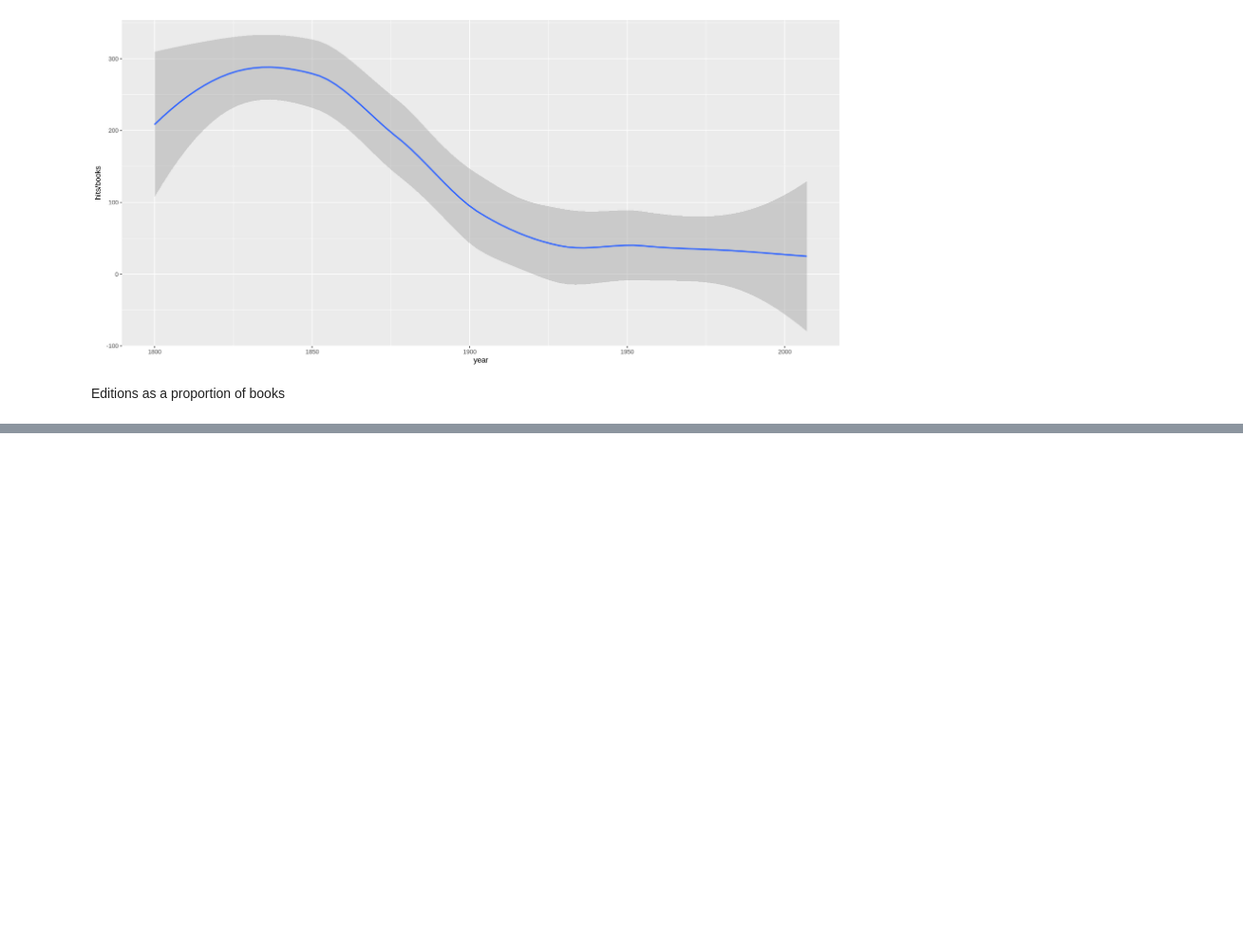
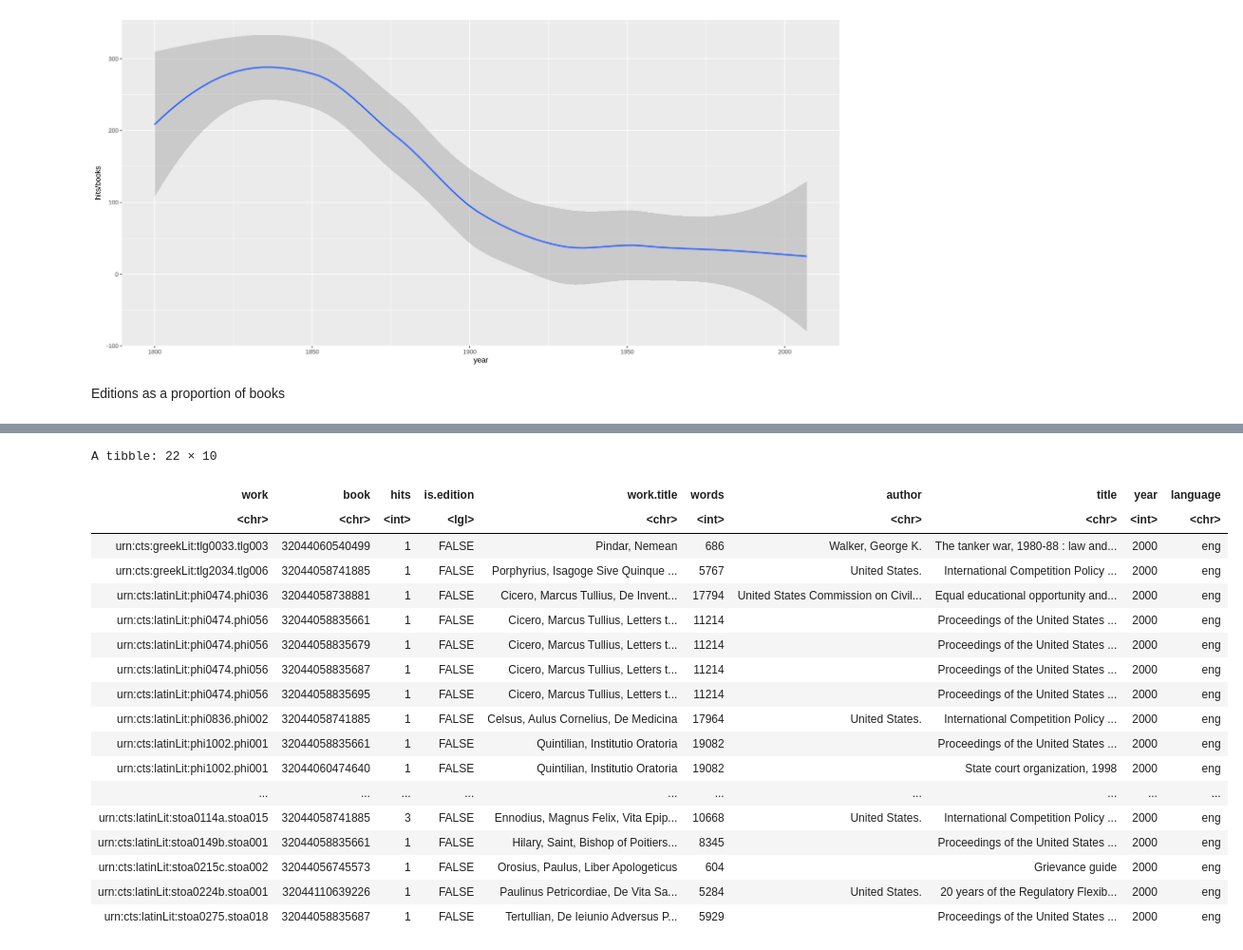
Before and after one commit to dasmiq/idi-cites, a Jupyter notebook: idi_cites.ipynb, the cells around one changed output, grey strips where cells are left out. Shown at 95% size. Drawn from its saved outputs; the diff is of its cells as text; code cells hidden in the pictures; blank space fills up the shorter version.

```diff
--- a/idi_cites.ipynb
+++ b/idi_cites.ipynb
@@ -316,0 +379,22 @@ meta.cites |>
+# %%
+meta.cites |> filter(year == 2000)
+# %% [output]
+A tibble: 22 × 10
+| work | book | hits | is.edition | work.title | words | author | title | year | language |
+| <chr> | <chr> | <int> | <lgl> | <chr> | <int> | <chr> | <chr> | <int> | <chr> |
+| urn:cts:greekLit:tlg0033.tlg003 | 32044060540499 | 1 | FALSE | Pindar, Nemean | 686 | Walker, George K. | The tanker war, 1980-88 : law and... | 2000 | eng |
+| urn:cts:greekLit:tlg2034.tlg006 | 32044058741885 | 1 | FALSE | Porphyrius, Isagoge Sive Quinque ... | 5767 | United States. | International Competition Policy ... | 2000 | eng |
+| urn:cts:latinLit:phi0474.phi036 | 32044058738881 | 1 | FALSE | Cicero, Marcus Tullius, De Invent... | 17794 | United States Commission on Civil... | Equal educational opportunity and... | 2000 | eng |
+| urn:cts:latinLit:phi0474.phi056 | 32044058835661 | 1 | FALSE | Cicero, Marcus Tullius, Letters t... | 11214 |  | Proceedings of the United States ... | 2000 | eng |
+| urn:cts:latinLit:phi0474.phi056 | 32044058835679 | 1 | FALSE | Cicero, Marcus Tullius, Letters t... | 11214 |  | Proceedings of the United States ... | 2000 | eng |
+| urn:cts:latinLit:phi0474.phi056 | 32044058835687 | 1 | FALSE | Cicero, Marcus Tullius, Letters t... | 11214 |  | Proceedings of the United States ... | 2000 | eng |
+| urn:cts:latinLit:phi0474.phi056 | 32044058835695 | 1 | FALSE | Cicero, Marcus Tullius, Letters t... | 11214 |  | Proceedings of the United States ... | 2000 | eng |
+| urn:cts:latinLit:phi0836.phi002 | 32044058741885 | 1 | FALSE | Celsus, Aulus Cornelius, De Medicina | 17964 | United States. | International Competition Policy ... | 2000 | eng |
+| urn:cts:latinLit:phi1002.phi001 | 32044058835661 | 1 | FALSE | Quintilian, Institutio Oratoria | 19082 |  | Proceedings of the United States ... | 2000 | eng |
+| urn:cts:latinLit:phi1002.phi001 | 32044060474640 | 1 | FALSE | Quintilian, Institutio Oratoria | 19082 |  | State court organization, 1998 | 2000 | eng |
+| ... | ... | ... | ... | ... | ... | ... | ... | ... | ... |
+| urn:cts:latinLit:stoa0114a.stoa015 | 32044058741885 | 3 | FALSE | Ennodius, Magnus Felix, Vita Epip... | 10668 | United States. | International Competition Policy ... | 2000 | eng |
+| urn:cts:latinLit:stoa0149b.stoa001 | 32044058835661 | 1 | FALSE | Hilary, Saint, Bishop of Poitiers... | 8345 |  | Proceedings of the United States ... | 2000 | eng |
+| urn:cts:latinLit:stoa0215c.stoa002 | 32044056745573 | 1 | FALSE | Orosius, Paulus, Liber Apologeticus | 604 |  | Grievance guide | 2000 | eng |
+| urn:cts:latinLit:stoa0224b.stoa001 | 32044110639226 | 1 | FALSE | Paulinus Petricordiae, De Vita Sa... | 5284 | United States. | 20 years of the Regulatory Flexib... | 2000 | eng |
+| urn:cts:latinLit:stoa0275.stoa018 | 32044058835687 | 1 | FALSE | Tertullian, De Ieiunio Adversus P... | 5929 |  | Proceedings of the United States ... | 2000 | eng |
```
Also changed, not shown: parts of 5 cells of this notebook.
